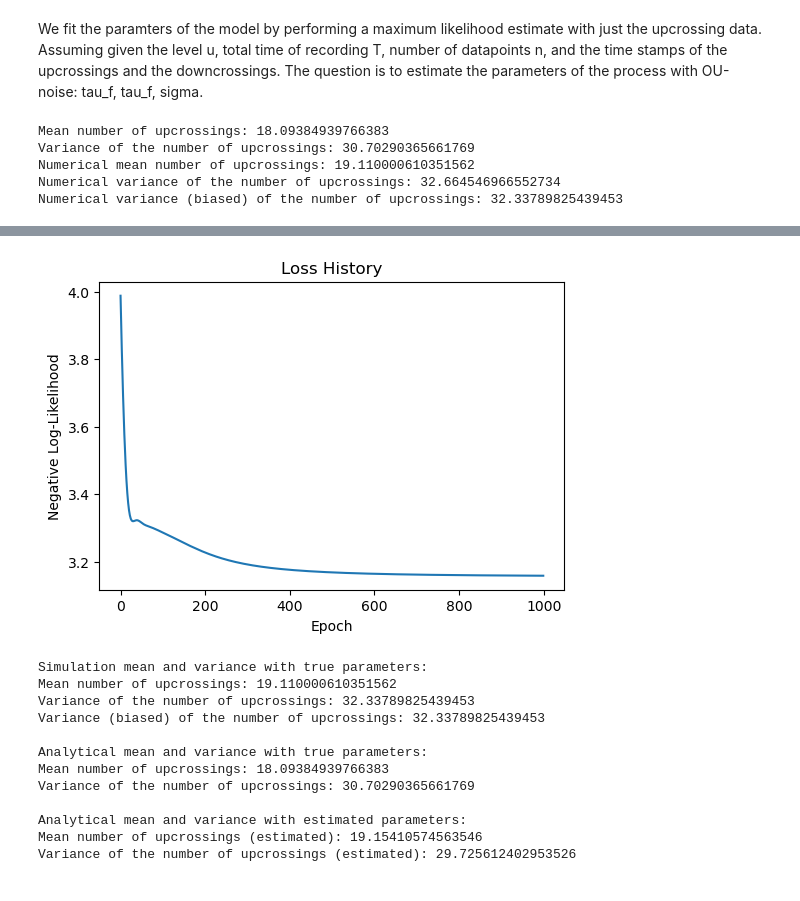
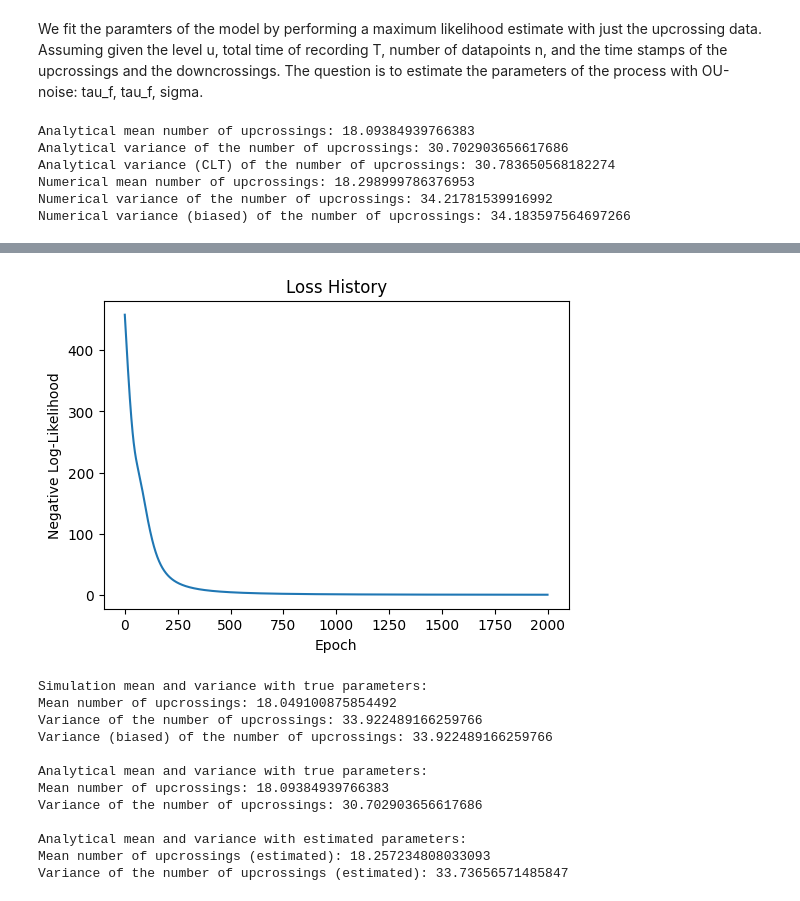
Before and after one commit to shivangrawat/gaussian-crossings, a Jupyter notebook: examples/OU_noise/inference.ipynb, the cells around one changed output, grey strips where cells are left out. Drawn from its saved outputs; the diff is of its cells as text; code cells hidden in the pictures.

```diff
--- a/examples/OU_noise/inference.ipynb
+++ b/examples/OU_noise/inference.ipynb
@@ -17,7 +17,7 @@ tau_f = 0.005                   # Second correlation parameter.
 dt = 0.05 * min(tau_e, tau_f)   # Time discretization step for simulation of the process.
 sigma = 1.0                     # Standard deviation of the process.
 u = 0.5                         # Threshold.
-n = 100                         # Number of trials
+n = 1000                         # Number of trials
 # %%
 # Simulate the process and record the crossing times.
 upcrossing_times = []
@@ -40,10 +40,12 @@ observed_counts = torch.tensor([len(times) for times in upcrossing_times], dtype
 model = formula.GaussianUpCrossingsDimless(r_func=process.r_OU_noise, u=u, tau=tau_e, kappa=tau_f/tau_e, sigma=sigma)
 mean_num_upcrossings = model.upcrossing_mean(T)
 variance_num_upcrossings = model.upcrossing_variance(T)
+variance_num_upcrossings_CLT = model.upcrossing_variance_CLT(T)
 
 # print the mean and variance of the upcrossing counts.
-print(f"Mean number of upcrossings: {mean_num_upcrossings}")
-print(f"Variance of the number of upcrossings: {variance_num_upcrossings}")
+print(f"Analytical mean number of upcrossings: {mean_num_upcrossings}")
+print(f"Analytical variance of the number of upcrossings: {variance_num_upcrossings}")
+print(f"Analytical variance (CLT) of the number of upcrossings: {variance_num_upcrossings_CLT}")
 
 # print the numerical mean and variance of the upcrossing counts.
 print(f"Numerical mean number of upcrossings: {observed_counts.mean()}")
@@ -58,11 +60,12 @@ true_var = torch.var(observed_counts, correction=0) # biased estimate as given b
 # true_mean = mean_num_upcrossings
 # true_var = variance_num_upcrossings
 # %% [output]
-Mean number of upcrossings: 18.09384939766383
-Variance of the number of upcrossings: 30.70290365661769
-Numerical mean number of upcrossings: 19.110000610351562
-Numerical variance of the number of upcrossings: 32.664546966552734
-Numerical variance (biased) of the number of upcrossings: 32.33789825439453
+Analytical mean number of upcrossings: 18.09384939766383
+Analytical variance of the number of upcrossings: 30.702903656617686
+Analytical variance (CLT) of the number of upcrossings: 30.783650568182274
+Numerical mean number of upcrossings: 18.298999786376953
+Numerical variance of the number of upcrossings: 34.21781539916992
+Numerical variance (biased) of the number of upcrossings: 34.183597564697266
 # %%
 # Set up parameters for optimization.
 # We optimize log parameters so that the exponentiated values remain positive.
@@ -96,7 +99,7 @@ print(f"epsilon_right = {1 - (T / torch.exp(log_tau_e).item()) / (1 + (T / torch
 optimizer = torch.optim.Adam([log_tau_e, log_tau_f, log_sigma], lr=1e-2)
 
 # For tracking the loss history
-num_epochs = 1000
+num_epochs = 2000
 loss_history = []
 
 # --------------------------------------------------------------------
@@ -125,14 +128,14 @@ for epoch in range(num_epochs):
 
     # Define the negative log likelihood assuming a Gaussian likelihood for the counts.
     # For each trial, NLL = 0.5*log(2*pi*var) + 0.5*(observed - mean)^2 / var.
-    nll = 0.5 * torch.log(2 * torch.pi * var_est) + 0.5 * ((observed_counts - mean_est)**2) / var_est
+    # nll = 0.5 * torch.log(2 * torch.pi * var_est) + 0.5 * ((observed_counts - mean_est)**2) / var_est
     # # nll = (observed_counts - mean_est)**2 ## minimize the mean
-    loss = nll.mean()  # Sum over all trials.
+    # loss = nll.mean()  # Sum over all trials.
 
 
     # loss = (mean_est - true_mean) ** 2 ## minimize the mean
     # loss = (var_est - true_var) ** 2 ## minimize the variance
-    # loss = (mean_est - true_mean) ** 2 + (var_est - true_var) ** 2 ## minimize both mean and variance
+    loss = (mean_est - true_mean) ** 2 + (var_est - true_var) ** 2 ## minimize both mean and variance
 
     if epoch % 100 == 0:
         print(f"Epoch {epoch:4d}: Loss = {loss.item():.4f}, "
@@ -184,5 +187,5 @@ tau_f: 0.0072385216564796245
 sigma: 1.0
-[figure, old version]
+[figure, new version]
 # %%
 # print the simulation mean and variance with true paramters and learned paramteres
 print("Simulation mean and variance with true parameters:")
@@ -204,14 +207,14 @@ print(f"Mean number of upcrossings (estimated): {mean_num_upcrossings_est}")
 print(f"Variance of the number of upcrossings (estimated): {variance_num_upcrossings_est}")
 # %% [output]
 Simulation mean and variance with true parameters:
-Mean number of upcrossings: 19.110000610351562
-Variance of the number of upcrossings: 32.33789825439453
-Variance (biased) of the number of upcrossings: 32.33789825439453
+Mean number of upcrossings: 18.049100875854492
+Variance of the number of upcrossings: 33.922489166259766
+Variance (biased) of the number of upcrossings: 33.922489166259766
 
 Analytical mean and variance with true parameters:
 Mean number of upcrossings: 18.09384939766383
-Variance of the number of upcrossings: 30.70290365661769
+Variance of the number of upcrossings: 30.702903656617686
 
 Analytical mean and variance with estimated parameters:
-Mean number of upcrossings (estimated): 19.15410574563546
-Variance of the number of upcrossings (estimated): 29.725612402953526
+Mean number of upcrossings (estimated): 18.257234808033093
+Variance of the number of upcrossings (estimated): 33.73656571485847
```
Also changed, not shown: parts of 1 cell of this notebook, 3 other files.
